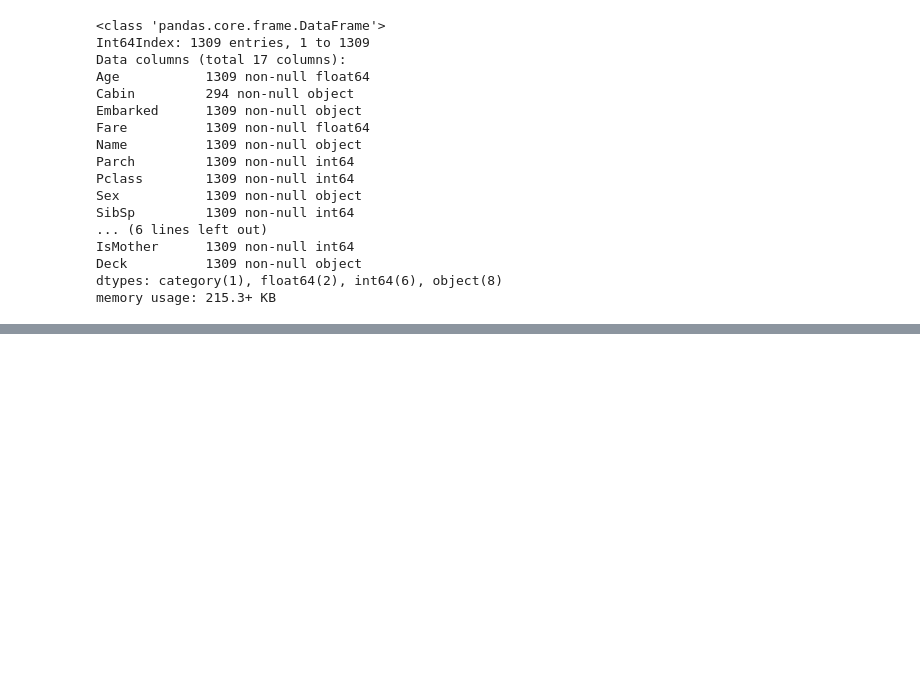
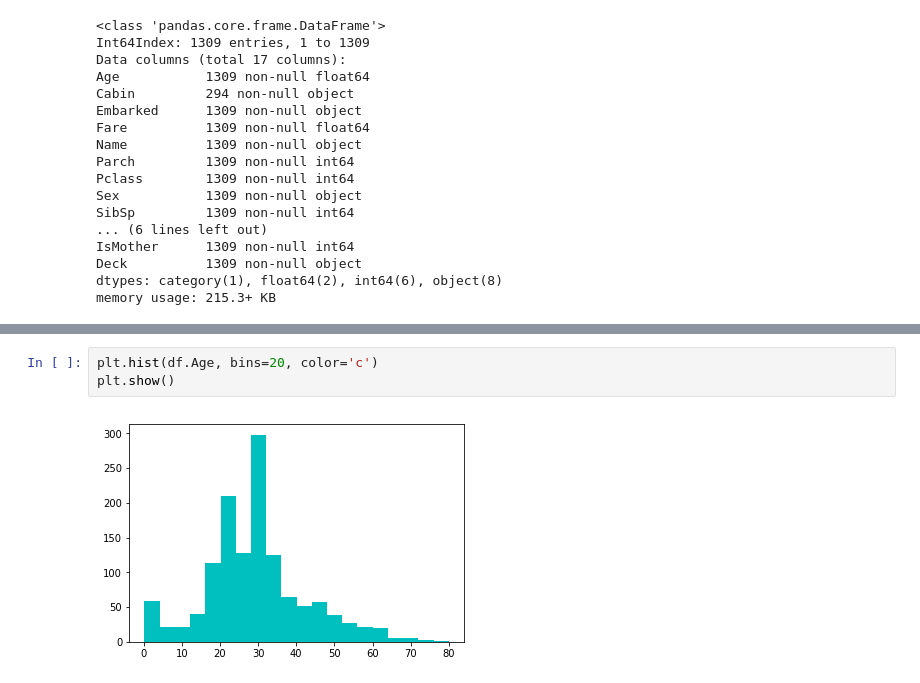
Before and after one commit to alabetskiy/Titanic, a Jupyter notebook: notebooks/2.0-ak-exploring-processing-data.ipynb, the cells around one changed output, grey strips where cells are left out. Drawn from its saved outputs; the diff is of its cells as text; blank space fills up the shorter version.

```diff
--- a/notebooks/2.0-ak-exploring-processing-data.ipynb
+++ b/notebooks/2.0-ak-exploring-processing-data.ipynb
@@ -1171,0 +1414,5 @@ memory usage: 215.3+ KB
+# %%
+plt.hist(df.Age, bins=20, color='c')
+plt.show()
+# %% [output]
+[figure, added]
```
Also changed, not shown: parts of 25 cells of this notebook, 1 other file.
